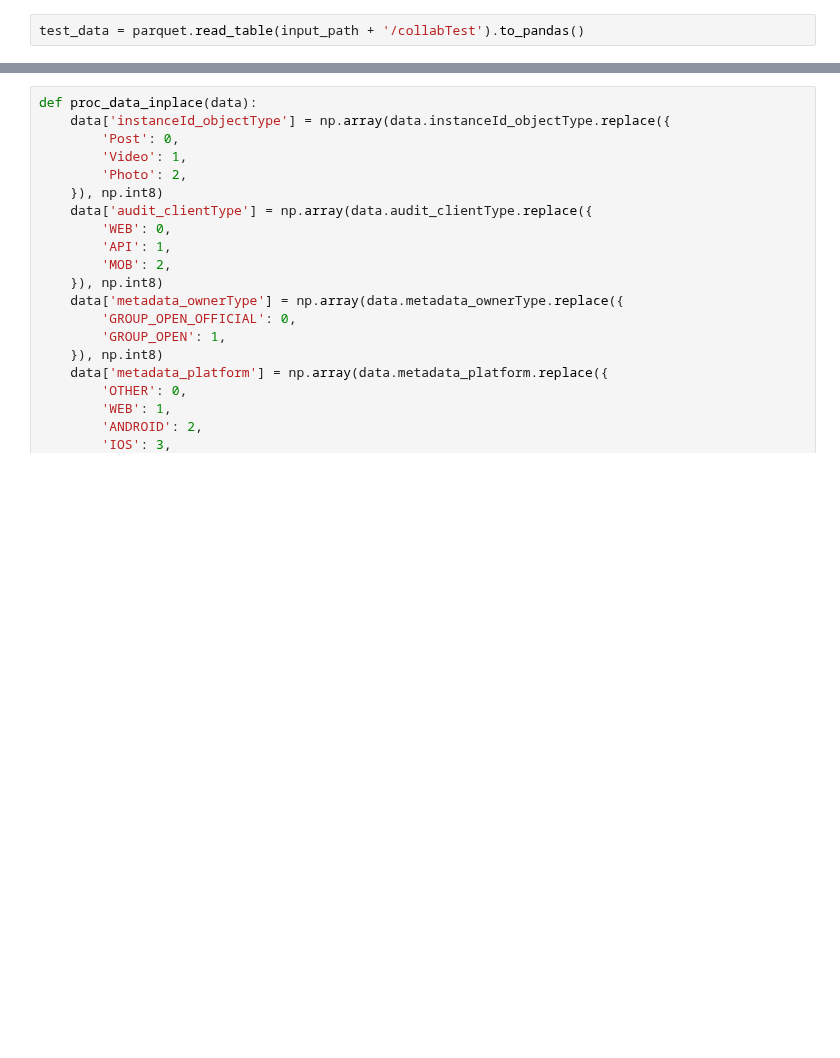
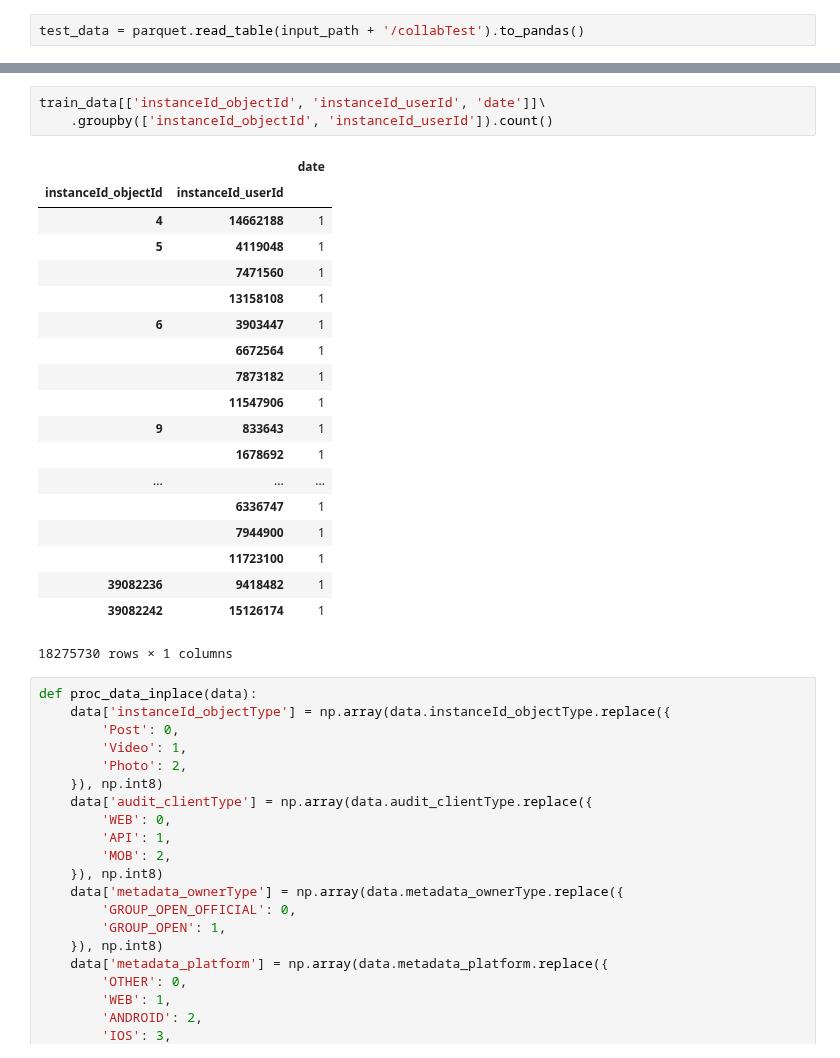
Before and after one commit to tyamgin/mlbootcamp, a Jupyter notebook: championship17/prepare.ipynb, the cells around one changed output, grey strips where cells are left out. Saved outputs shown, nothing was run; the diff lists cells and outputs as text; blank space fills up the shorter version.

```diff
--- a/championship17/prepare.ipynb
+++ b/championship17/prepare.ipynb
@@ -35,3 +55,26 @@ train_data.head(40)
+# %%
+train_data[['instanceId_objectId', 'instanceId_userId', 'date']]\
+    .groupby(['instanceId_objectId', 'instanceId_userId']).count()
+# %% [output]
+|  |  | date |
+| instanceId_objectId | instanceId_userId |  |
+| 4 | 14662188 | 1 |
+| 5 | 4119048 | 1 |
+|  | 7471560 | 1 |
+|  | 13158108 | 1 |
+| 6 | 3903447 | 1 |
+|  | 6672564 | 1 |
+|  | 7873182 | 1 |
+|  | 11547906 | 1 |
+| 9 | 833643 | 1 |
+|  | 1678692 | 1 |
+| ... | ... | ... |
+|  | 6336747 | 1 |
+|  | 7944900 | 1 |
+|  | 11723100 | 1 |
+| 39082236 | 9418482 | 1 |
+| 39082242 | 15126174 | 1 |
+18275730 rows × 1 columns
 # %%
 def proc_data_inplace(data):
     data['instanceId_objectType'] = np.array(data.instanceId_objectType.replace({
```
Also changed, not shown: parts of 7 cells of this notebook, 7 other files.
